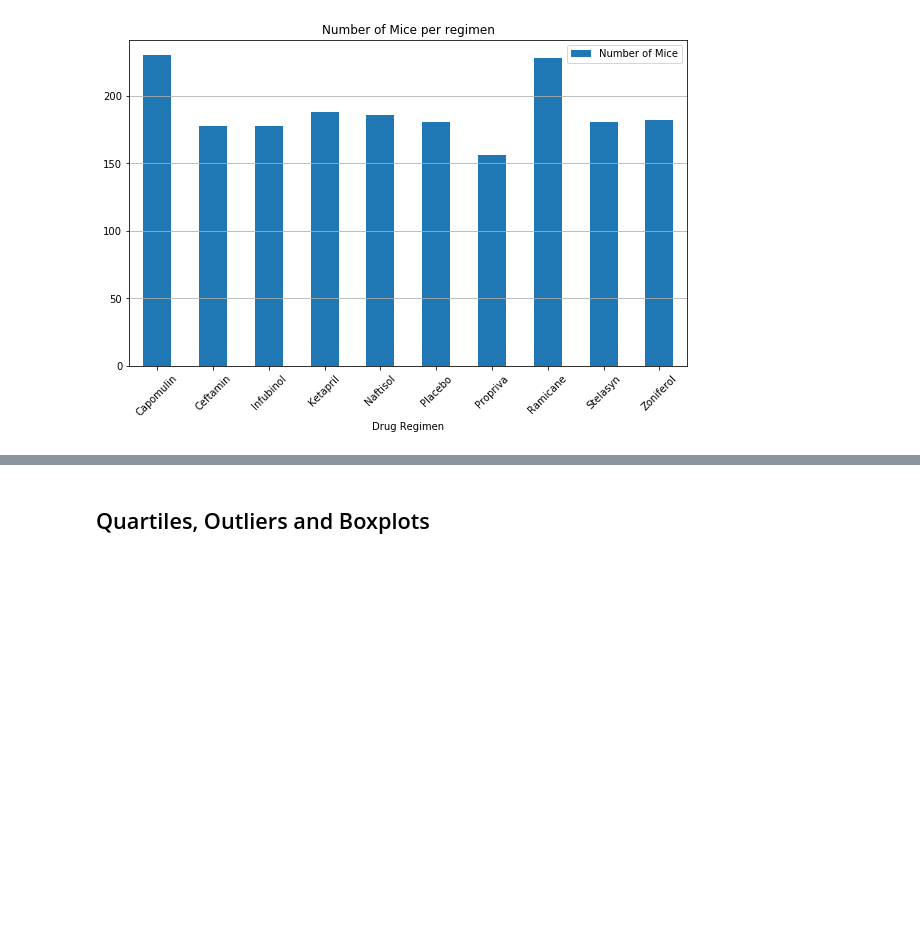
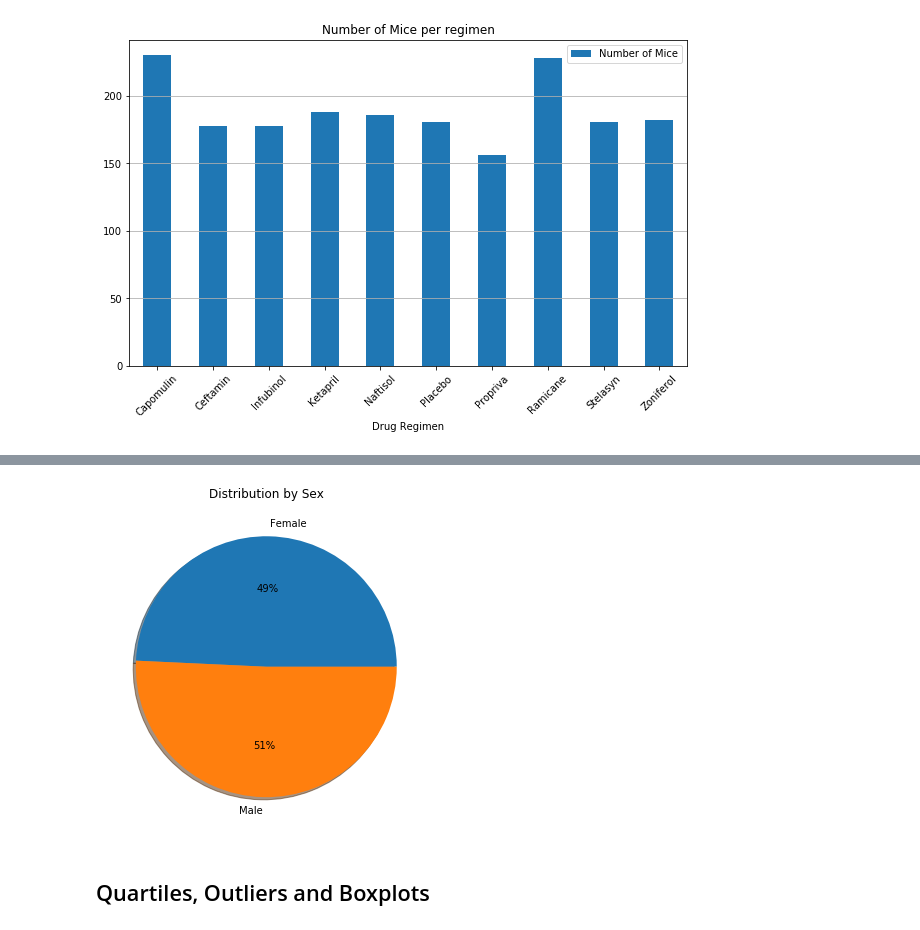
Before and after one commit to paulfhardy/matplotlib-challenge, a Jupyter notebook: pymaceuticals.ipynb, the cells around one changed output, grey strips where cells are left out. Cells and saved outputs as stored; diff of their text form; code cells hidden in the pictures; blank space fills up the shorter version.

```diff
--- a/pymaceuticals.ipynb
+++ b/pymaceuticals.ipynb
@@ -246,3 +241,23 @@ plt.show()
+# %%
+# Generate a pie plot showing the distribution of female versus male mice using pyplot
+mouse_study_clean_df
+mouse_study_sex_groupby_df = pd.DataFrame(mouse_study_clean_df.groupby(['Sex']).count()['Mouse ID'])
+mouse_study_sex_groupby_df= mouse_study_sex_groupby_df.rename(columns = { 'Mouse ID' : "Number of Mice"})
+mouse_study_sex_groupby_df
+
+#Build lists from the mouse_study_sex_groupby_df to pass to the plt.pie pyplot module.
+mice_counts_list= mouse_study_sex_groupby_df['Number of Mice'].to_list()
+genders_list =  mouse_study_sex_groupby_df.index
+
+
+plt.figure(figsize=(10,6))
+# Plot the pie chart, setting percent value format, and shadow = True, title.
+plt.pie(mice_counts_list, labels = genders_list,autopct='%1.0f%%',shadow=True)
+plt.title("Distribution by Sex")
+plt.axis = ('equal')
+plt.show()
+# %% [output]
+[figure, added]
 # %% [markdown]
 ## Quartiles, Outliers and Boxplots
 # %%
```
Also changed, not shown: parts of 7 cells of this notebook.
